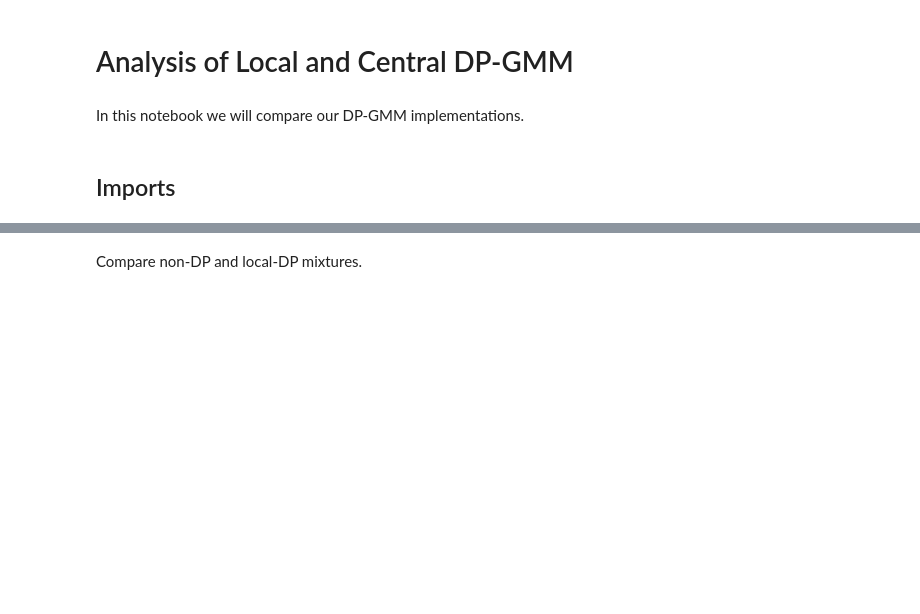
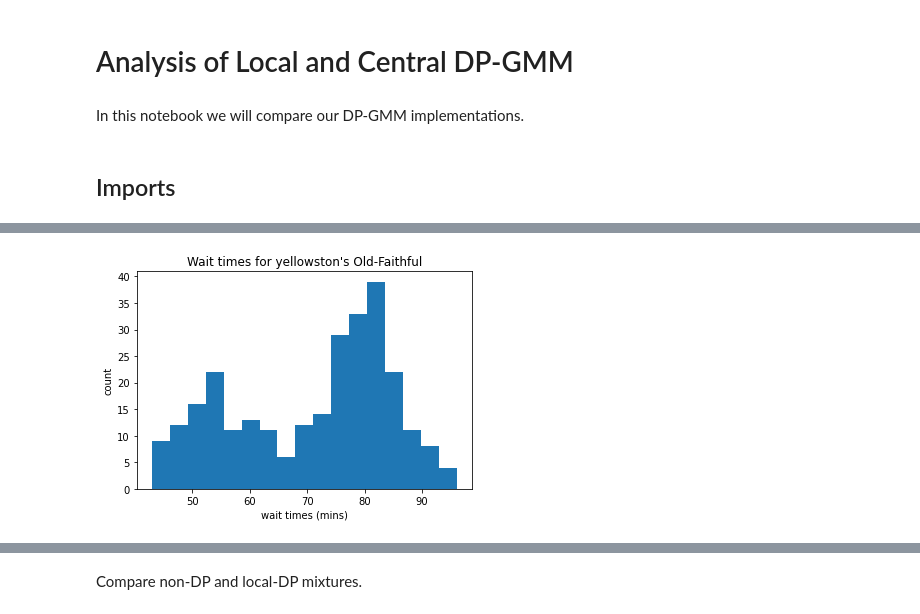
Before and after one commit to charlieh205/DP-GMM, a Jupyter notebook: Analysis.ipynb, the cells around one changed output, grey strips where cells are left out. Drawn from its saved outputs; the diff is of its cells as text; code cells hidden in the pictures; blank space fills up the shorter version.

```diff
--- a/Analysis.ipynb
+++ b/Analysis.ipynb
@@ -30,3 +30,11 @@ nondp_gmm.plot_mixture(bins=20)
+# %%
+plt.hist(wait_dat, bins = 17)
+plt.title("Wait times for yellowston's Old-Faithful")
+plt.xlabel('wait times (mins)')
+plt.ylabel('count')
+plt.show()
+# %% [output]
+[figure, added]
 # %%
 # get non-DP GMM components
 nondp_means = nondp_gmm.means_.flatten()
```
Also changed, not shown: parts of 8 cells of this notebook, 1 other file.
